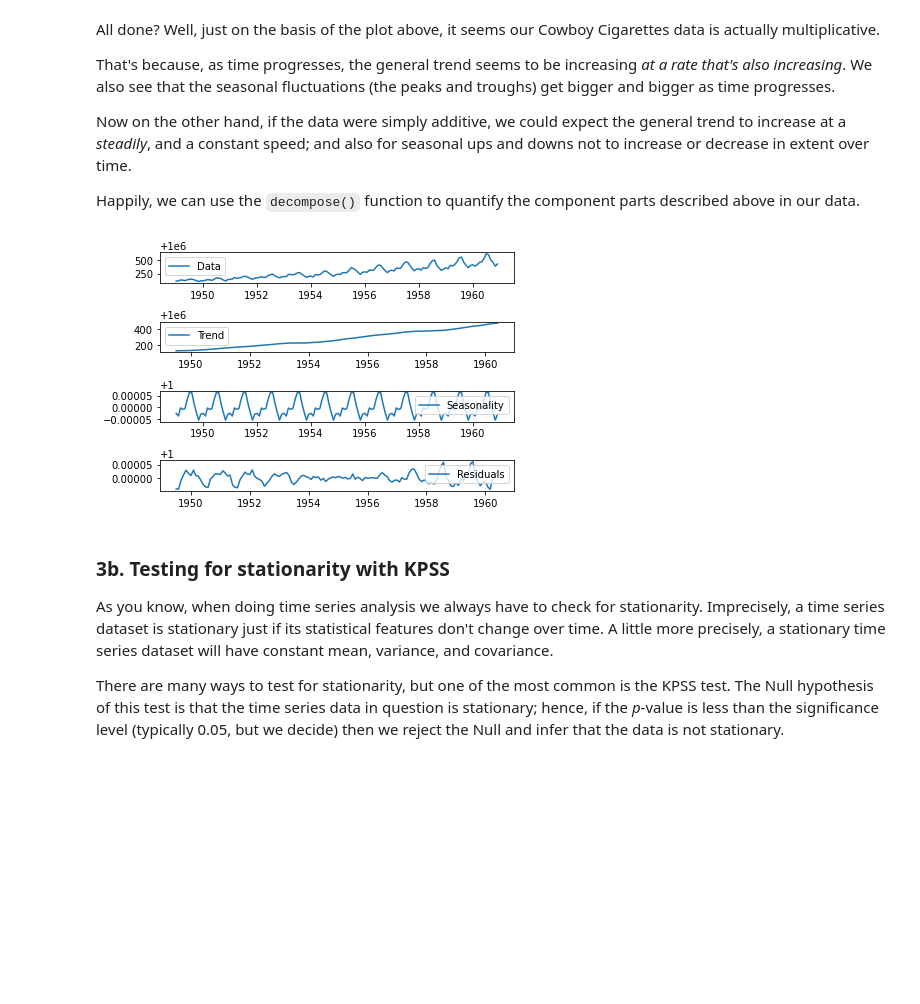
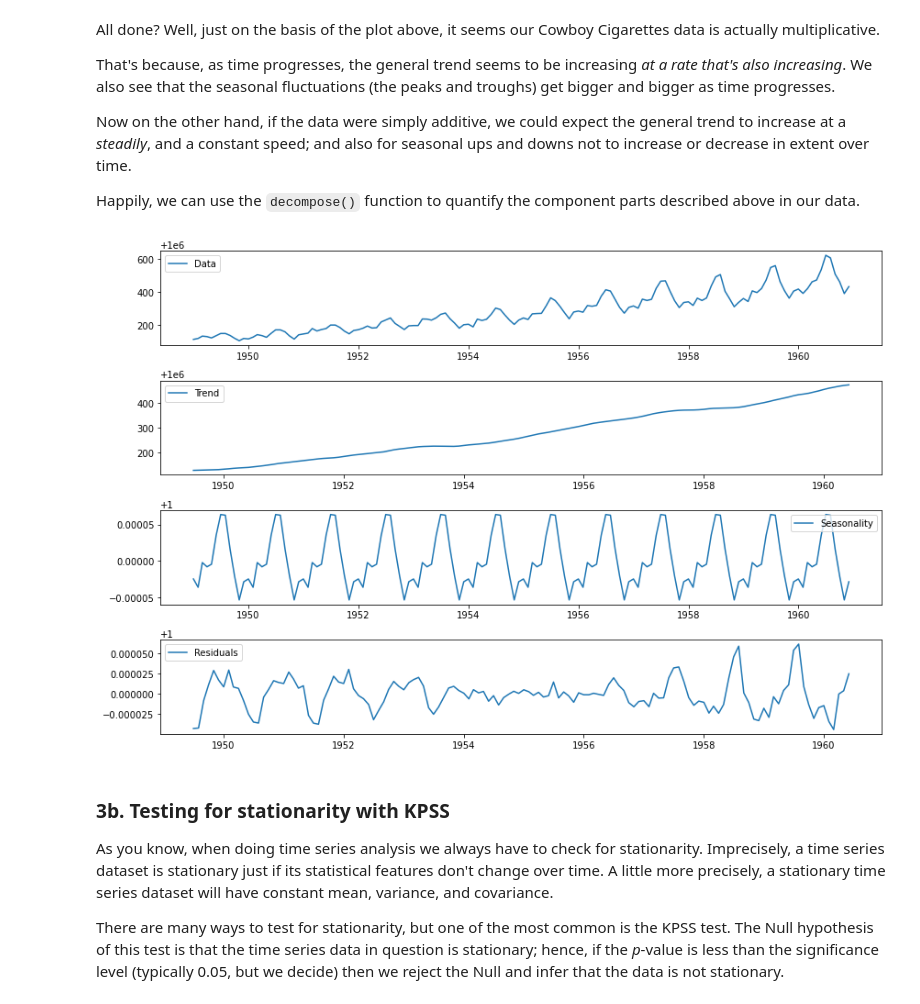
Before and after one commit to alexschoenberg22/Case-Study--Cowboys-Cigarettes, a Jupyter notebook: Cowboy Cigarettes Case Study - Tier 3.ipynb, the cells around one changed output. Cells and saved outputs as stored; diff of their text form; code cells hidden in the pictures; blank space fills up the shorter version.

```diff
--- a/Cowboy Cigarettes Case Study - Tier 3.ipynb
+++ b/Cowboy Cigarettes Case Study - Tier 3.ipynb
@@ -60,4 +60,4 @@ import matplotlib.pyplot as plt
 ### 1b. Load the data
 Call the variable `cigData`.
 # %%
-cigData = pd.read_csv('CowboyCigsData.csv')
+cigData = pd.read_csv('CowboyCigsData.csv', usecols=['Time', '#CigSales'], parse_dates=['Time'], index_col='Time')
@@ -102,7 +104,8 @@ False
 ### 2a. Dropping unwanted columns
 We need to cut that `Unnamed: 0` column. Delete it here.
 # %%
-cigData.drop('Unnamed: 0', axis=1, inplace=True)
+#cigData.drop('Unnamed: 0', axis=1, inplace=True)
+#did during import
 # %%
 cigData.head()
 # %% [output]
@@ -117,7 +121,7 @@ cigData.head()
 # %% [markdown]
 We can see that the `Time` column actually has the granularity of months. Change the name of that column to `Month`.
 # %%
-cigData = cigData.rename(columns={'Time':'Month'})
+cigData.rename_axis(index={"Time":"Month"}, inplace=True)
 # %% [markdown]
 Call a head() to check this has worked.
 # %%
@@ -136,8 +141,10 @@ Now, do time series analysis on a Pandas dataframe is overkill, and is actually
 
 Notice that the `Month` field was an object. Let's type convert the `Month` column to a Python `datetime`, before making that the index.
 # %%
-cigData['Month'] = pd.to_datetime(cigData['Month'])
-cigData.set_index('Month', inplace=True)
+#cigData['Month'] = pd.to_datetime(cigData['Month'])
+#cigData.set_index('Month', inplace=True)
+
+#accomplished on import
 # %% [markdown]
 Perfect!
 # %% [markdown]
@@ -211,31 +220,33 @@ Happily, we can use the `decompose()` function to quantify the component parts d
 # %%
 #import relevant package
 from statsmodels.tsa.seasonal import seasonal_decompose
 
 #variable for decomposition
 decomposition = seasonal_decompose(y, model='multiplicative')
 
 #variables for trend, seasonality, and residuals
 trend = decomposition.trend
 seasonality = decomposition.seasonal
 residuals = decomposition.resid
 
 #plot original data, trend, seasonality, and residuals
+plt.figure(figsize=(12,8))
+
 plt.subplot(411)
 plt.plot(y, label = 'Data')
 plt.legend(loc = 'best')
 plt.subplot(412)
 plt.plot(trend, label = 'Trend')
 plt.legend(loc = 'best')
 plt.subplot(413)
 plt.plot(seasonality, label = 'Seasonality')
 plt.legend(loc = 'best')
 plt.subplot(414)
 plt.plot(residuals, label = 'Residuals')
 plt.legend(loc = 'best')
 plt.tight_layout()
 # %% [output]
-[figure, old version]
+[figure, new version]
 # %% [markdown]
 ### 3b. Testing for stationarity with KPSS
 As you know, when doing time series analysis we always have to check for stationarity. Imprecisely, a time series dataset is stationary just if its statistical features don't change over time. A little more precisely, a stationary time series dataset will have constant mean, variance, and covariance.
```
Also changed, not shown: parts of 16 cells of this notebook.
